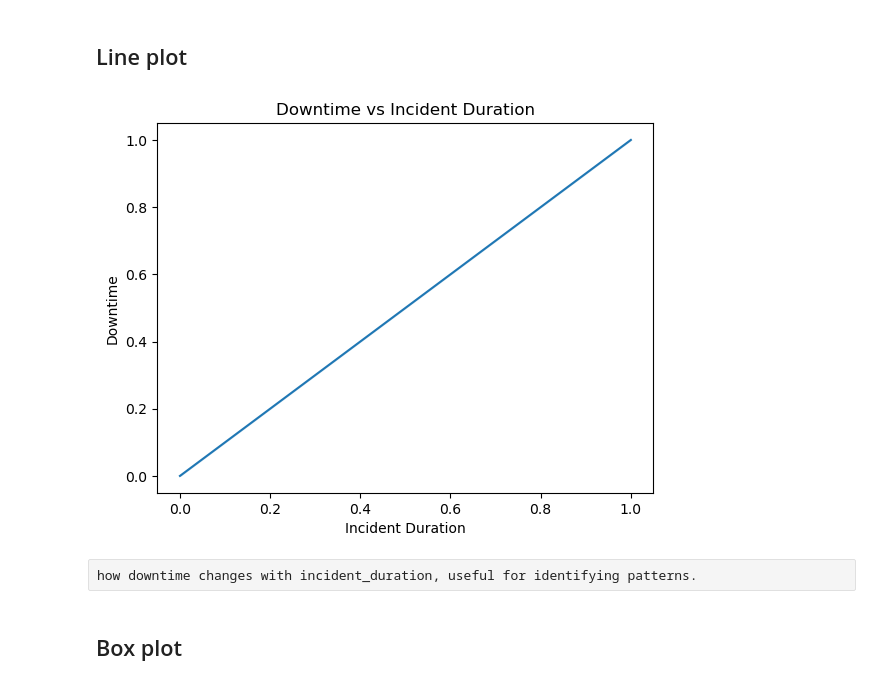
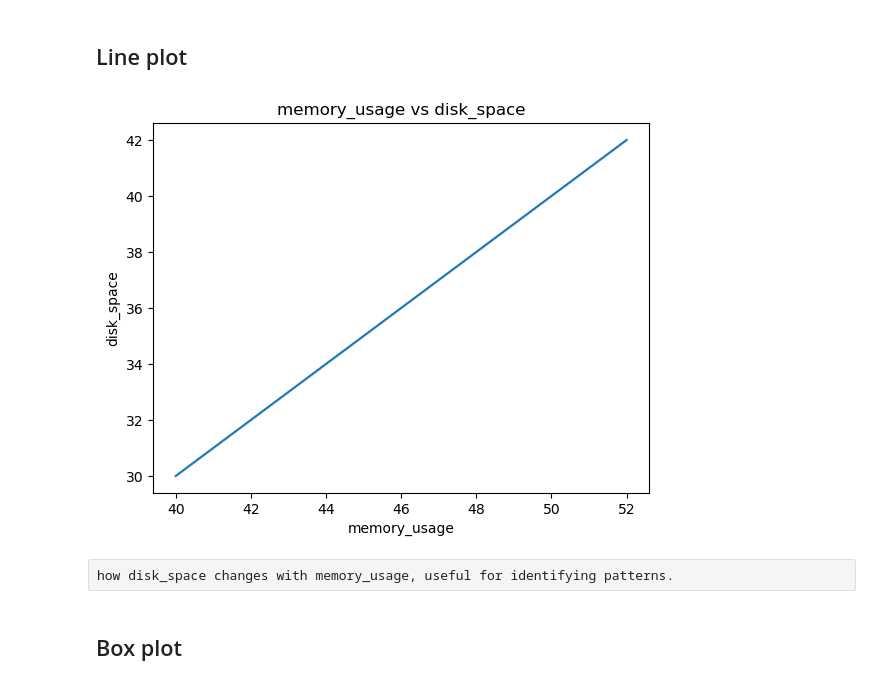
Before and after one commit to karthi1119/Application-incident-1-, a Jupyter notebook: Capestone_project/3. Univariate and Bivariate/2.bivariate/updated bivariate.ipynb, the cells around one changed output. Drawn from its saved outputs; the diff is of its cells as text; code cells hidden in the pictures.

```diff
--- a/Capestone_project/3. Univariate and Bivariate/2.bivariate/updated bivariate.ipynb
+++ b/Capestone_project/3. Univariate and Bivariate/2.bivariate/updated bivariate.ipynb
@@ -274,15 +250,15 @@ stdNBgraph(dataset['downtime'])
 # %% [markdown]
 ## Line plot
 # %%
-sns.lineplot(data=dataset, x='incident_duration', y='downtime')
-plt.title('Downtime vs Incident Duration')
-plt.xlabel('Incident Duration')
-plt.ylabel('Downtime')
+sns.lineplot(data=dataset, x='disk_space', y='memory_usage')
+plt.title('memory_usage vs disk_space')
+plt.xlabel('memory_usage')
+plt.ylabel('disk_space')
 plt.show()
 # %% [output]
-[figure, old version]
+[figure, new version]
 # %% [raw]
-how downtime changes with incident_duration, useful for identifying patterns.
+how disk_space changes with memory_usage, useful for identifying patterns.
 # %% [markdown]
 ## Box plot
 # %%
```
Also changed, not shown: parts of 26 cells of this notebook, 12 other files.
